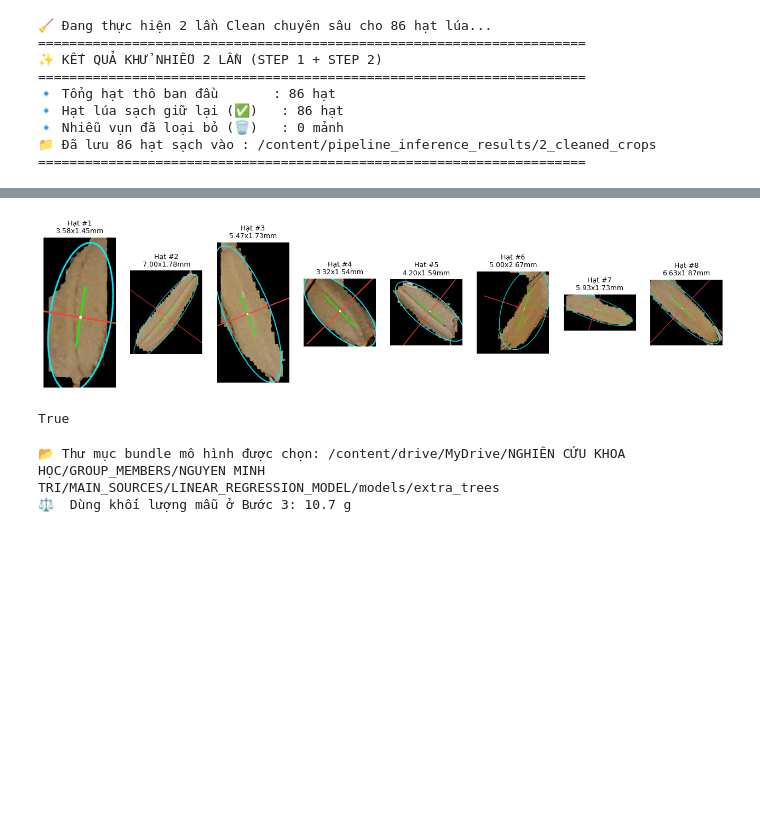
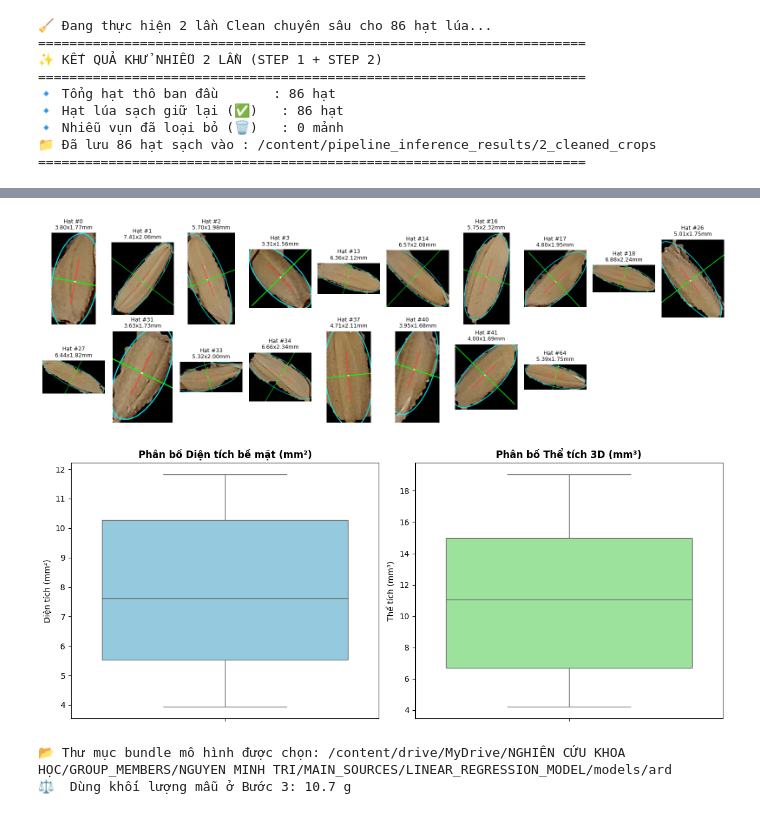
Before and after one commit to NguyenMinhTri24072005/Research-RICAI, a Jupyter notebook: CODE/RICE_VISION_MAIN_PIPELINE.ipynb, the cells around one changed output, grey strips where cells are left out. Cells and saved outputs as stored; diff of their text form; code cells hidden in the pictures; blank space fills up the shorter version.

```diff
--- a/CODE/RICE_VISION_MAIN_PIPELINE.ipynb
+++ b/CODE/RICE_VISION_MAIN_PIPELINE.ipynb
@@ -153,7 +153,7 @@ print("✅ Nạp toàn bộ mô hình AI thành công!")
 # ─────────────────────────────────────────────────────────────────────────────
 
 # 1. ĐƯỜNG DẪN ẢNH ĐẦU VÀO CẦN DỰ ĐOÁN
-IMAGE_PATH = "/content/20260920_182343[1].jpg"
+IMAGE_PATH = "/content/20260920_182343.jpg"
 
 if not os.path.exists(IMAGE_PATH):
     fallback_path = os.path.join(BASE_PATH, "DATASET_BUILDER/1_Raw_Images/M001/M001B.jpg")
@@ -184,7 +184,7 @@ CLEAN_PARAMS_STEP1 = {
     "min_area": 35,
     "centrality_weight": 2.5,
     "fill_holes": False,
-    "sever_bridges": True,
+    "sever_bridges": False,
 }
 
 CLEAN_PARAMS_STEP2 = {
@@ -193,7 +193,7 @@ CLEAN_PARAMS_STEP2 = {
     "min_area": 25,
     "centrality_weight": 2.2,
     "fill_holes": True,
-    "sever_bridges": True,
+    "sever_bridges": False,
 }
 
 # 5. CẤU HÌNH THƯ MỤC XUẤT KẾT QUẢ TẠI /content/
@@ -219,7 +219,7 @@ print("=" * 70)
 
 # 6. CẤU HÌNH BỘ LỌC KÍCH THƯỚC (OUTLIER BÉ)
 ENABLE_SIZE_FILTER = True
-SIZE_FILTER_K = 1.5
+SIZE_FILTER_K = 0.5
 SIZE_FILTER_MIN_SAMPLES = 8
 # %% [output]
 ======================================================================
@@ -703,16 +703,29 @@ print(f"║  Thể tích khối lúa (V) : {bulk_volume_mm3:<10,.1f} mm³
 print(f"║  Số hạt bề mặt         : {len(cleaned_grains):<4} hạt (Nguyên: {len(whole_grains)}, Khuyết: {len(defective_grains)})         ║")
 print(f"║  Phẩm cấp hạt nguyên   : {whole_ratio:<5.1f}%                                   ║")
 
-# Tính thêm trung bình độ dài và độ rộng
+# Tính trung bình toàn diện các thông số hình học
 mean_length = np.mean([r["length_mm_2a"] for r in filtered_whole_records]) if filtered_whole_records else 0.0
 mean_width = np.mean([r["width_mm_2b"] for r in filtered_whole_records]) if filtered_whole_records else 0.0
+mean_thickness = np.mean([r["thickness_mm_2c"] for r in filtered_whole_records]) if filtered_whole_records else 0.0
+mean_area = np.mean([r["area_mm2"] for r in filtered_whole_records]) if filtered_whole_records else 0.0
 
-print(f"║  Kích thước trung bình : Dài: {mean_length:.2f} mm | Rộng: {mean_width:.2f} mm                ║")
-print(f"║  Phẩm cấp 1 hạt nguyên : {str(mean_whole_grain_vol):<6} mm³ (Lọc IQR)               ║")
-print(f"║  Độ đồng đều           : {uniformity_res["uniformity_rate_pct"]:<5.1f}% ({'ĐẠT CHUẨN' if uniformity_res["is_uniform"] else 'CHƯA ĐẠT'})                       ║")
+print(f"║  Kích thước TB (DxRxD) : {mean_length:.2f} x {mean_width:.2f} x {mean_thickness:.2f} mm".ljust(71) + "║")
+print(f"║  Diện tích mặt cắt TB  : {mean_area:.2f} mm²".ljust(71) + "║")
+print(f"║  Thể tích 1 hạt chuẩn  : {mean_whole_grain_vol:.3f} mm³ (Lọc IQR)".ljust(71) + "║")
+print(f"║  Độ đồng đều           : {uniformity_res['uniformity_rate_pct']:.1f}% ({'ĐẠT CHUẨN' if uniformity_res['is_uniform'] else 'CHƯA ĐẠT'})".ljust(71) + "║")
 print("╠" + "═" * 70 + "╣")
-print(f"║  DỰ ĐOÁN VẬT LÝ      : {str(estimated_seed_count):<6} HẠT (Hệ số phi = {PACKING_FRACTION})           ║")
+formula_str = f"({bulk_volume_mm3:,.1f} * {PACKING_FRACTION}) / {mean_whole_grain_vol:.3f} = {estimated_seed_count}"
+print(f"║  CÔNG THỨC VẬT LÝ      : V_bulk * Phi / V_grain_mean".ljust(71) + "║")
+print(f"║  => CHI TIẾT TÍNH TOÁN : {formula_str}".ljust(71) + "║")
+print(f"║  => DỰ ĐOÁN CUỐI CÙNG  : {estimated_seed_count} HẠT".ljust(71) + "║")
 print("╚" + "═" * 70 + "╝")
+
+print("\n" + "═" * 70)
+print("DANH SÁCH CHI TIẾT CÁC HẠT NGUYÊN (SAU KHI LỌC)")
+print("═" * 70)
+for idx, r in enumerate(filtered_whole_records):
+    print(f"Hạt #{r['grain_id']}: Dài={r['length_mm_2a']:.2f}mm, Rộng={r['width_mm_2b']:.2f}mm, Dày={r['thickness_mm_2c']:.2f}mm, Diện tích mặt={r['area_mm2']:.2f}mm², Thể tích={r['volume_3d_mm3']:.2f}mm³")
+print("═" * 70 + "\n")
 
 summary_df = pd.DataFrame([{
     "image_name": os.path.basename(IMAGE_PATH),
@@ -724,15 +737,20 @@ summary_csv_path = os.path.join(OUTPUT_REPORT_DIR, "final_summary_report.csv")
 summary_df.to_csv(summary_csv_path, index=False, encoding="utf-8-sig")
 
 if filtered_whole_grain_metrics_list:
-    num_show = min(8, len(filtered_whole_grain_metrics_list))
-    plt.figure(figsize=(16, 4.5))
-    for i in range(num_show):
-        plt.subplot(1, num_show, i + 1)
+    total_grains = len(filtered_whole_grain_metrics_list)
+    num_cols = 10
+    import math
+    num_rows = math.ceil(total_grains / num_cols)
+    plt.figure(figsize=(16, 2.5 * num_rows))
+    for i in range(total_grains):
+        plt.subplot(num_rows, num_cols, i + 1)
         m = filtered_whole_grain_metrics_list[i]
-        vis_g = draw_grain_ellipse_overlay(grains_to_measure_3d[i]["crop_rgba"], m)
+        vis_g = draw_grain_ellipse_overlay(filtered_whole_grains[i]['crop_rgba'], m)
         plt.imshow(vis_g)
-        plt.title(f"Hạt #{i+1}\n{m['length_mm']:.2f}x{m['width_mm']:.2f}mm", fontsize=9)
+        grain_id = filtered_whole_records[i]['grain_id']
+        plt.title(f'Hạt #{grain_id}\n{m["length_mm"]:.2f}x{m["width_mm"]:.2f}mm', fontsize=9)
         plt.axis('off')
+    plt.tight_layout()
     plt.show()
 
 img_raw = cv2.imread(IMAGE_PATH)
@@ -742,6 +760,28 @@ for grain in (all_classified_grains if 'all_classified_grains' in locals() else
     color = (0, 220, 0) if grain.get('predicted_label') == "hat_nguyen" else (0, 0, 230)
     cv2.rectangle(img_vis, (x1, y1), (x2, y2), color, 2)
 cv2.imwrite(os.path.join(OUTPUT_DIR, "6_full_detection_result.jpg"), img_vis)
+# ==============================================================================
+# VẼ BIỂU ĐỒ BOXPLOT (DIỆN TÍCH BỀ MẶT VÀ THỂ TÍCH)
+# ==============================================================================
+import seaborn as sns
+import matplotlib.pyplot as plt
+
+if filtered_whole_records:
+    areas = [r['area_mm2'] for r in filtered_whole_records]
+    volumes = [r['volume_3d_mm3'] for r in filtered_whole_records]
+
+    fig, axes = plt.subplots(1, 2, figsize=(12, 5))
+
+    sns.boxplot(y=areas, ax=axes[0], color='skyblue')
+    axes[0].set_title('Phân bố Diện tích bề mặt (mm²)', fontweight='bold')
+    axes[0].set_ylabel('Diện tích (mm²)')
+
+    sns.boxplot(y=volumes, ax=axes[1], color='lightgreen')
+    axes[1].set_title('Phân bố Thể tích 3D (mm³)', fontweight='bold')
+    axes[1].set_ylabel('Thể tích (mm³)')
+
+    plt.tight_layout()
+    plt.show()
 # %% [output]
 ╔══════════════════════════════════════════════════════════════════════╗
 ║                     BẢNG KẾT QUẢ RICE VISION AI                      ║
@@ -759,5 +803,5 @@ cv2.imwrite(os.path.join(OUTPUT_DIR, "6_full_detection_result.jpg"), img_vis)
-[figure, old version]
+[figure, new version]
-True
+[figure, added]
 # %%
 # ==============================================================================
 # REGRESSION_CONFIG: CHỈ CHỌN BUNDLE; THÔNG SỐ MẪU ĐÃ NHẬP Ở BƯỚC 3
@@ -771,7 +815,7 @@ if 'regression_result' in locals(): del regression_result
 
 # 1. ĐƯỜNG DẪN ĐẾN THƯ MỤC BUNDLE MÔ HÌNH
 # Đổi thư mục này nếu muốn thử bundle hồi quy khác
-REGRESSION_MODEL_DIR = "LINEAR_REGRESSION_MODEL/models/extra_trees"
+REGRESSION_MODEL_DIR = "LINEAR_REGRESSION_MODEL/models/ard"
 
 # Dùng lại cân nặng, kích thước và hệ số vật lý ở Bước 3; không nhập lại.
 
@@ -783,7 +827,7 @@ if not os.path.isabs(resolved_model_dir):
 print(f"📂 Thư mục bundle mô hình được chọn: {resolved_model_dir}")
 print(f"⚖️  Dùng khối lượng mẫu ở Bước 3: {INPUT_WEIGHT_G} g")
 # %% [output]
-📂 Thư mục bundle mô hình được chọn: /content/drive/MyDrive/NGHIÊN CỨU KHOA HỌC/GROUP_MEMBERS/NGUYEN MINH TRI/MAIN_SOURCES/LINEAR_REGRESSION_MODEL/models/extra_trees
+📂 Thư mục bundle mô hình được chọn: /content/drive/MyDrive/NGHIÊN CỨU KHOA HỌC/GROUP_MEMBERS/NGUYEN MINH TRI/MAIN_SOURCES/LINEAR_REGRESSION_MODEL/models/ard
 ⚖️  Dùng khối lượng mẫu ở Bước 3: 10.7 g
 # %%
 # ==============================================================================
```
Also changed, not shown: parts of 12 cells of this notebook, 56 other files.
